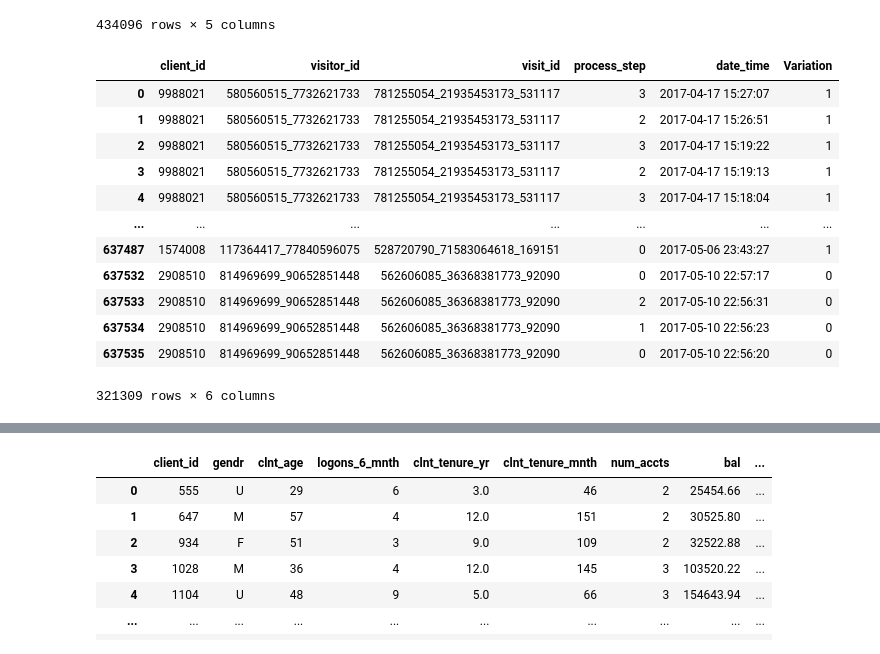
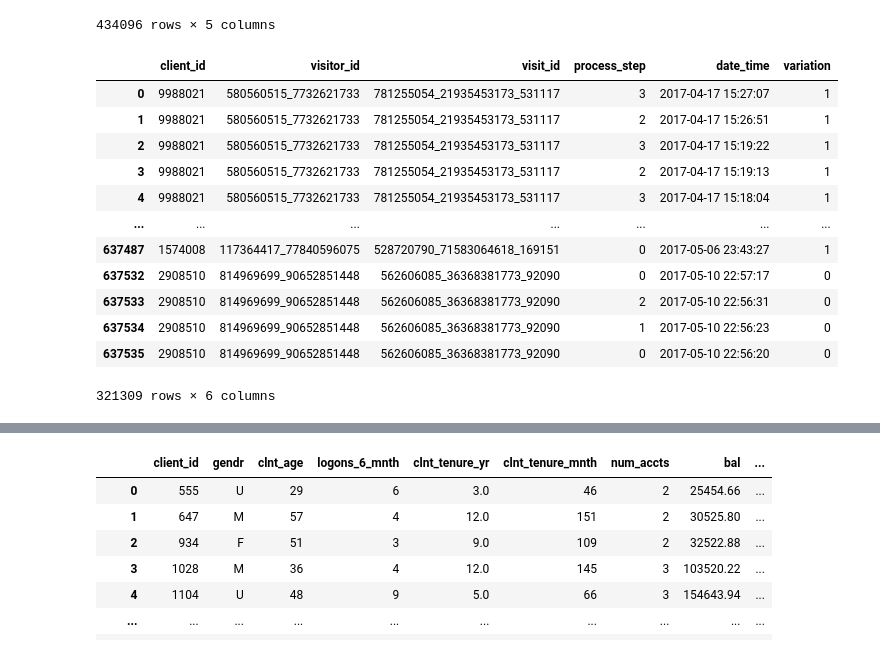
Before and after one commit to Greta-galeana/abtest_vanguard, a Jupyter notebook: main.ipynb, the cells around one changed output, grey strips where cells are left out. Drawn from its saved outputs; the diff is of its cells as text; code cells hidden in the pictures.

Commit message:
Cambios de nombre de columnas y comprobaciones
comprobaciones con contingency_table_gender_variation

```diff
--- a/main.ipynb
+++ b/main.ipynb
@@ -186,6 +186,8 @@ variation_test_csv.head()
 | 2 | 4033851 | 0 |
 | 3 | 1982004 | 1 |
 | 4 | 9294070 | 0 |
+# %%
+variation_test_csv.rename(columns={'Variation': 'variation'}, inplace=True)
 # %%
 footprint_csv["process_step"].isna().sum()
 # %% [output]
@@ -237,12 +239,12 @@ missing_variation
 # %%
 # volvemos a eliminar las filas con valores nulos en variation
 # con la seguridad de que están guardados en missing_variation
 # y convertimos en int
-df.dropna(subset=['Variation'],inplace=True)
-df['Variation']=df['Variation'].astype(int)
+df.dropna(subset=['variation'],inplace=True)
+df['variation']=df['variation'].astype(int)
 df
 # %% [output]
-|  | client_id | visitor_id | visit_id | process_step | date_time | Variation |
+|  | client_id | visitor_id | visit_id | process_step | date_time | variation |
 | 0 | 9988021 | 580560515_7732621733 | 781255054_21935453173_531117 | 3 | 2017-04-17 15:27:07 | 1 |
 | 1 | 9988021 | 580560515_7732621733 | 781255054_21935453173_531117 | 2 | 2017-04-17 15:26:51 | 1 |
 | 2 | 9988021 | 580560515_7732621733 | 781255054_21935453173_531117 | 3 | 2017-04-17 15:19:22 | 1 |
```
Also changed, not shown: parts of 9 cells of this notebook.
